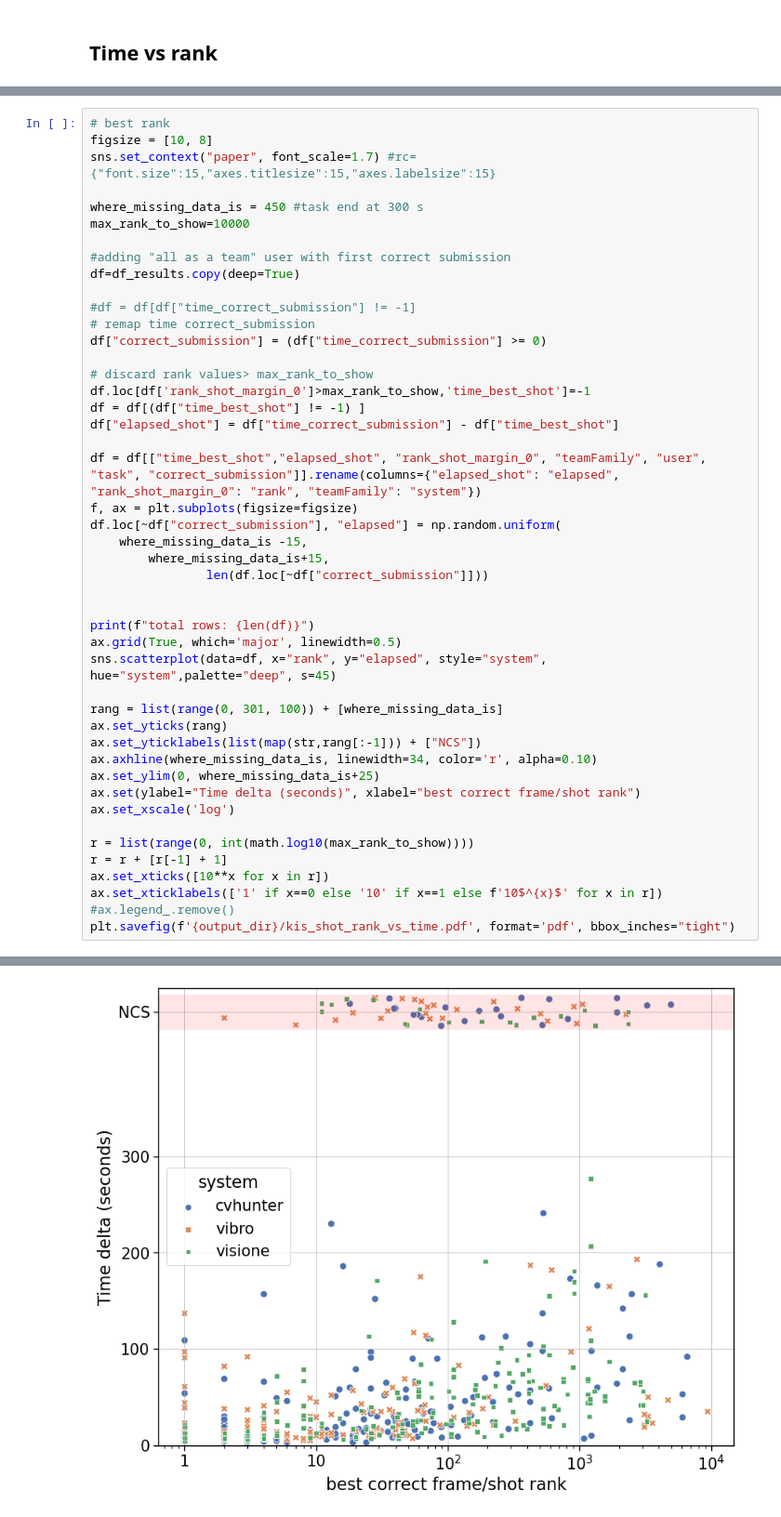
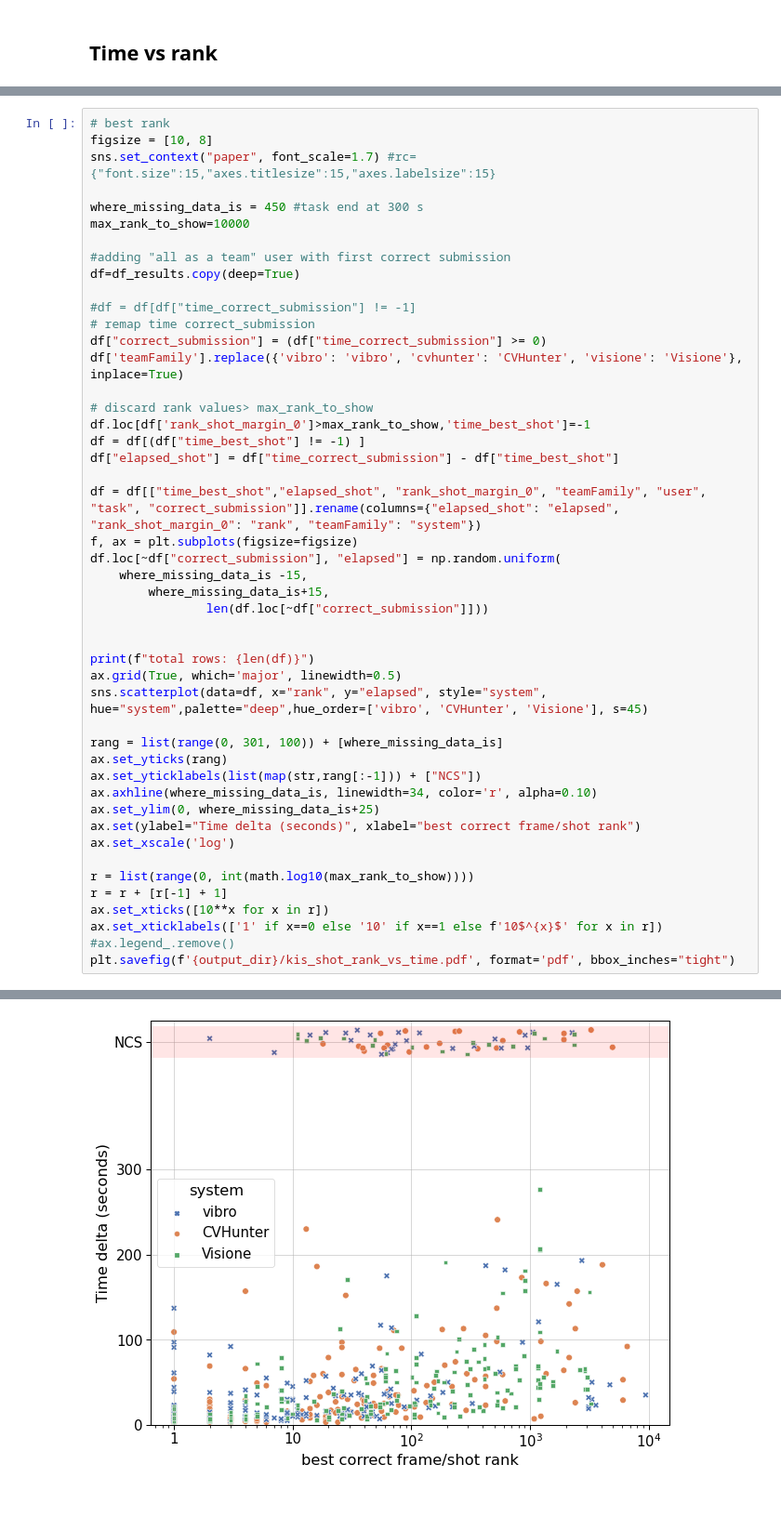
Before and after one commit to Visual-Computing/VBS22-Post-Evaluation, a Jupyter notebook: notebooks/Teams_Results_Analysis.ipynb, the cells around one changed output, grey strips where cells are left out. Shown at 93% size. Drawn from its saved outputs; the diff is of its cells as text.

```diff
--- a/notebooks/Teams_Results_Analysis.ipynb
+++ b/notebooks/Teams_Results_Analysis.ipynb
@@ -675,38 +895,39 @@ df=df_results.copy(deep=True)
 #df = df[df["time_correct_submission"] != -1]
 # remap time correct_submission
 df["correct_submission"] = (df["time_correct_submission"] >= 0)
+df['teamFamily'].replace({'vibro': 'vibro', 'cvhunter': 'CVHunter', 'visione': 'Visione'}, inplace=True)
 
 # discard rank values> max_rank_to_show
 df.loc[df['rank_shot_margin_0']>max_rank_to_show,'time_best_shot']=-1
 df = df[(df["time_best_shot"] != -1) ]
 df["elapsed_shot"] = df["time_correct_submission"] - df["time_best_shot"]
 
 df = df[["time_best_shot","elapsed_shot", "rank_shot_margin_0", "teamFamily", "user", "task", "correct_submission"]].rename(columns={"elapsed_shot": "elapsed", "rank_shot_margin_0": "rank", "teamFamily": "system"})
 f, ax = plt.subplots(figsize=figsize)
 df.loc[~df["correct_submission"], "elapsed"] = np.random.uniform(
     where_missing_data_is -15,
         where_missing_data_is+15,
                 len(df.loc[~df["correct_submission"]]))
 
 
 print(f"total rows: {len(df)}")
 ax.grid(True, which='major', linewidth=0.5)
-sns.scatterplot(data=df, x="rank", y="elapsed", style="system", hue="system",palette="deep", s=45)
+sns.scatterplot(data=df, x="rank", y="elapsed", style="system", hue="system",palette="deep",hue_order=['vibro', 'CVHunter', 'Visione'], s=45)
 
 rang = list(range(0, 301, 100)) + [where_missing_data_is]
 ax.set_yticks(rang)
 ax.set_yticklabels(list(map(str,rang[:-1])) + ["NCS"])
 ax.axhline(where_missing_data_is, linewidth=34, color='r', alpha=0.10)
 ax.set_ylim(0, where_missing_data_is+25)
 ax.set(ylabel="Time delta (seconds)", xlabel="best correct frame/shot rank")
 ax.set_xscale('log')
 
 r = list(range(0, int(math.log10(max_rank_to_show))))
 r = r + [r[-1] + 1]
 ax.set_xticks([10**x for x in r])
 ax.set_xticklabels(['1' if x==0 else '10' if x==1 else f'10$^{x}$' for x in r])
 #ax.legend_.remove()
 plt.savefig(f'{output_dir}/kis_shot_rank_vs_time.pdf', format='pdf', bbox_inches="tight")
 # %% [output]
 total rows: 573
-[figure, old version]
+[figure, new version]
```
Also changed, not shown: parts of 18 cells of this notebook.
